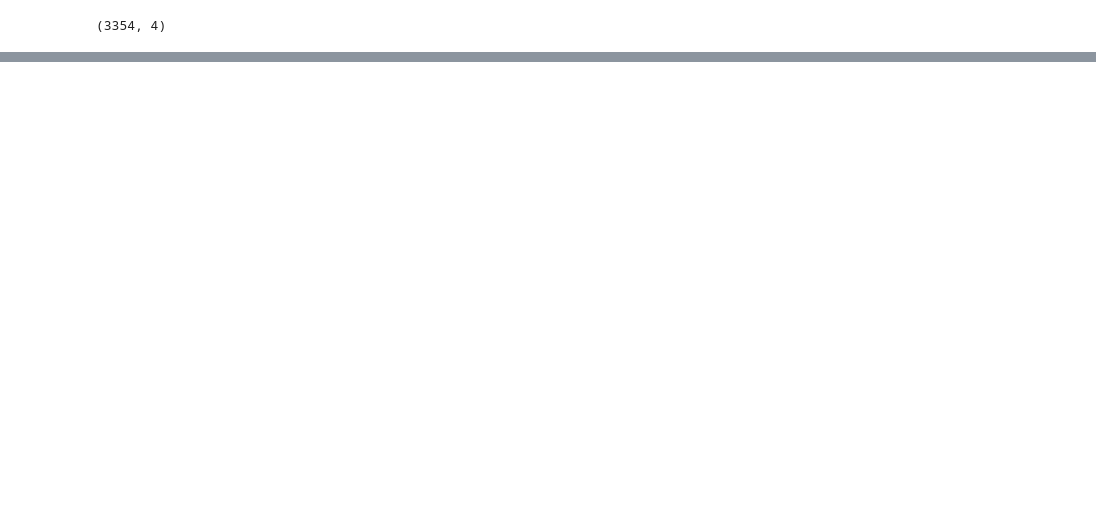
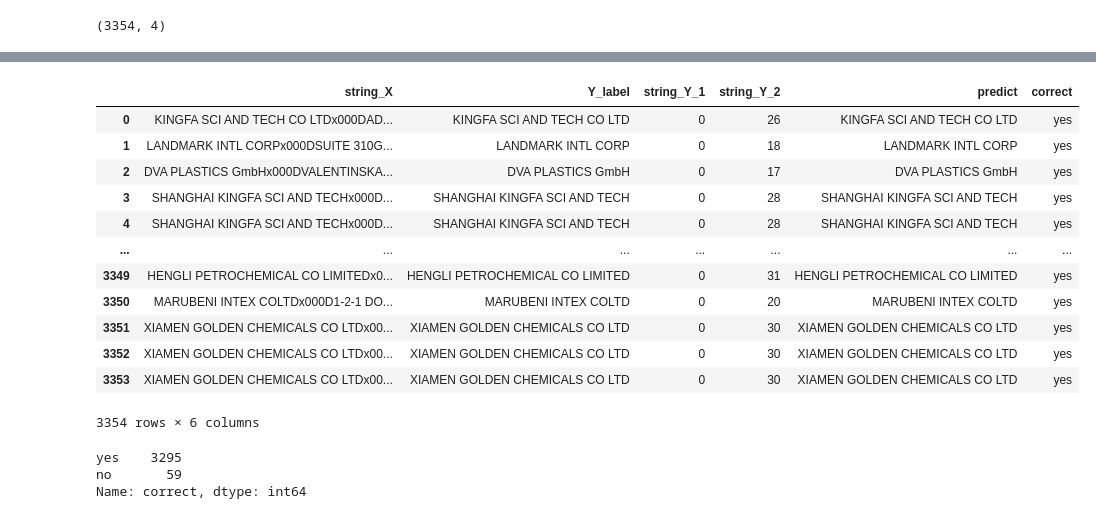
Before and after one commit to skywalker0803r/Product_Data_SQuAD, a Jupyter notebook: 切開狀人.ipynb, the cells around one changed output, grey strips where cells are left out. Drawn from its saved outputs; the diff is of its cells as text; code cells hidden in the pictures; blank space fills up the shorter version.

```diff
--- a/切開狀人.ipynb
+++ b/切開狀人.ipynb
@@ -117,3 +161,6 @@ print(df.shape)
 (3354, 4)
 # %%
 df.to_csv('preprocess_for_SQUAD_開狀人.csv')
+# %%
+predict = [i.split('x000D')[0] for i in df['string_X'].values]
+predict
@@ -119,0 +185,2 @@ df.to_csv('preprocess_for_SQUAD_開狀人.csv')
+# %%
+df['predict'] = predict
@@ -119,0 +203,3 @@ df.to_csv('preprocess_for_SQUAD_開狀人.csv')
+# %%
+df = df.reset_index(drop=True)
+df
@@ -119,0 +220,27 @@ df.to_csv('preprocess_for_SQUAD_開狀人.csv')
+# %%
+for i in range(len(df)):
+    if df['Y_label'].values[i] == df['predict'].values[i]:
+        df.loc[i,'correct'] = 'yes'
+    else:
+        df.loc[i,'correct'] = 'no'
+df
+# %% [output]
+|  | string_X | Y_label | string_Y_1 | string_Y_2 | predict | correct |
+| 0 | KINGFA SCI AND TECH CO LTDx000DAD... | KINGFA SCI AND TECH CO LTD | 0 | 26 | KINGFA SCI AND TECH CO LTD | yes |
+| 1 | LANDMARK INTL CORPx000DSUITE 310G... | LANDMARK INTL CORP | 0 | 18 | LANDMARK INTL CORP | yes |
+| 2 | DVA PLASTICS GmbHx000DVALENTINSKA... | DVA PLASTICS GmbH | 0 | 17 | DVA PLASTICS GmbH | yes |
+| 3 | SHANGHAI KINGFA SCI AND TECHx000D... | SHANGHAI KINGFA SCI AND TECH | 0 | 28 | SHANGHAI KINGFA SCI AND TECH | yes |
+| 4 | SHANGHAI KINGFA SCI AND TECHx000D... | SHANGHAI KINGFA SCI AND TECH | 0 | 28 | SHANGHAI KINGFA SCI AND TECH | yes |
+| ... | ... | ... | ... | ... | ... | ... |
+| 3349 | HENGLI PETROCHEMICAL CO LIMITEDx0... | HENGLI PETROCHEMICAL CO LIMITED | 0 | 31 | HENGLI PETROCHEMICAL CO LIMITED | yes |
+| 3350 | MARUBENI INTEX COLTDx000D1-2-1 DO... | MARUBENI INTEX COLTD | 0 | 20 | MARUBENI INTEX COLTD | yes |
+| 3351 | XIAMEN GOLDEN CHEMICALS CO LTDx00... | XIAMEN GOLDEN CHEMICALS CO LTD | 0 | 30 | XIAMEN GOLDEN CHEMICALS CO LTD | yes |
+| 3352 | XIAMEN GOLDEN CHEMICALS CO LTDx00... | XIAMEN GOLDEN CHEMICALS CO LTD | 0 | 30 | XIAMEN GOLDEN CHEMICALS CO LTD | yes |
+| 3353 | XIAMEN GOLDEN CHEMICALS CO LTDx00... | XIAMEN GOLDEN CHEMICALS CO LTD | 0 | 30 | XIAMEN GOLDEN CHEMICALS CO LTD | yes |
+3354 rows × 6 columns
+# %%
+df['correct'].value_counts()
+# %% [output]
+yes    3295
+no       59
+Name: correct, dtype: int64
```
Also changed, not shown: parts of 7 cells of this notebook.
